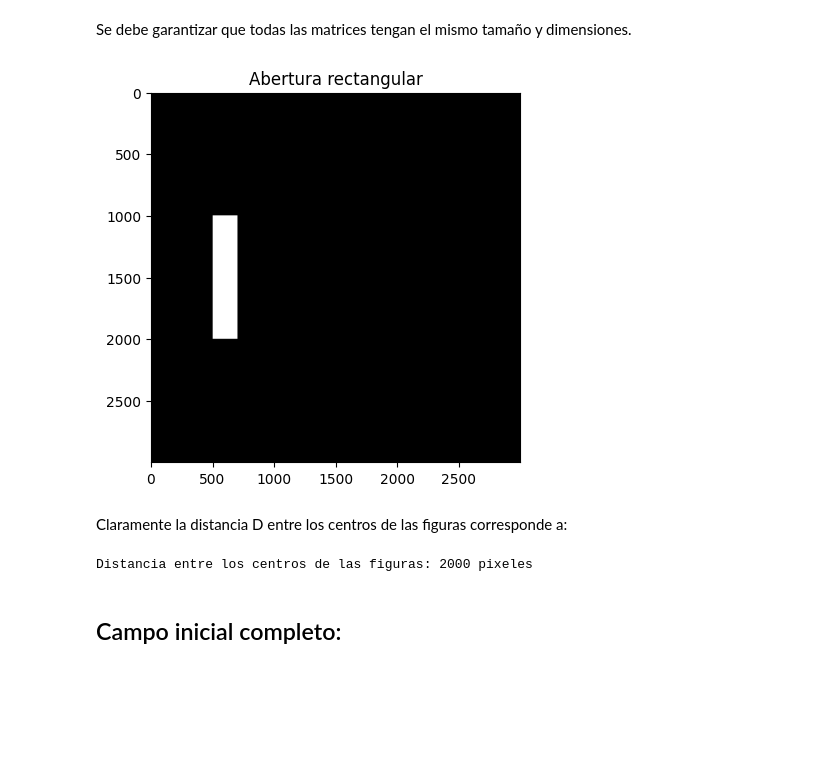
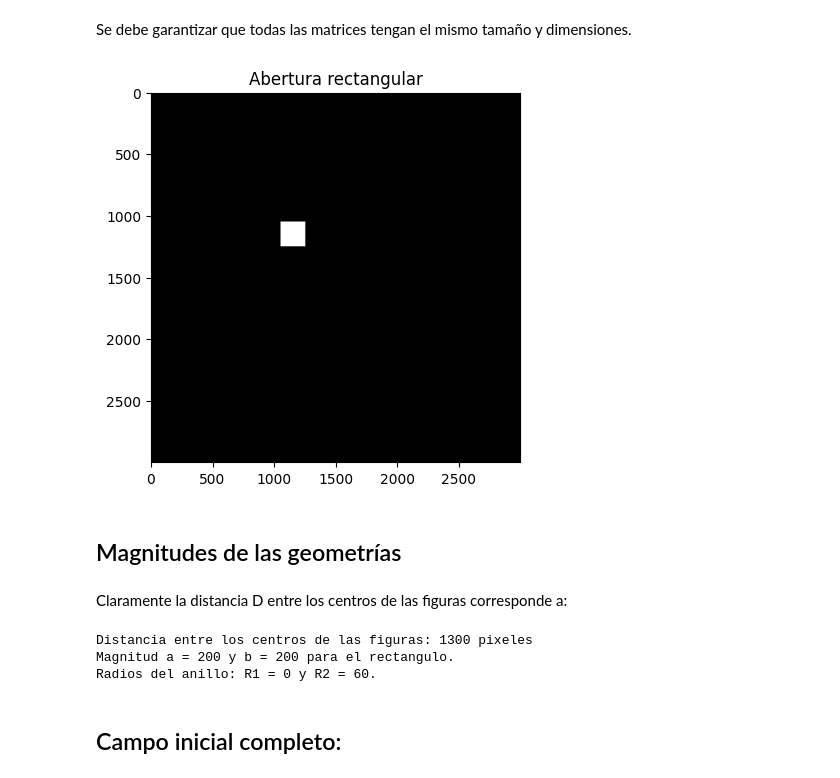
Before and after one commit to Felipe0Parra/IO, a Jupyter notebook: Paulina.ipynb, the cells around one changed output. Cells and saved outputs as stored; diff of their text form; code cells hidden in the pictures; blank space fills up the shorter version.

```diff
--- a/Paulina.ipynb
+++ b/Paulina.ipynb
@@ -121,27 +121,33 @@ Se debe garantizar que todas las matrices tengan el mismo tamaño y dimensiones.
 # %%
 rectangulo = np.zeros((3000, 3000))
 
-esquina_1 = (500, 1000)    # Posición (Horizontal, Vertical) de la esquina superior izquierda.
-esquina_2 = (700, 2000)   # Posición (Horizontal, Vertical) de la esquina inferior derecha.
+esquina_1 = (1050, 1050)    # Posición (Horizontal, Vertical) de la esquina superior izquierda.
+esquina_2 = (1250, 1250)   # Posición (Horizontal, Vertical) de la esquina inferior derecha.
 
 # Por lo cual, las dimensiones son:
 a = np.abs(esquina_2[0] - esquina_1[0])
 b = np.abs(esquina_1[1] - esquina_2[1])
 
 cv2.rectangle(rectangulo, esquina_1, esquina_2, 1, -1)
 
 plt.imshow(rectangulo, cmap = 'gray')
 plt.title('Abertura rectangular')
 plt.show()
 # %% [output]
-[figure, old version]
+[figure, new version]
+# %% [markdown]
+## Magnitudes de las geometrías
 # %% [markdown]
 Claramente la distancia D entre los centros de las figuras corresponde a:
 # %%
 D = np.abs((esquina_2[0] - esquina_1[0]) - centro[0])
 print(f"Distancia entre los centros de las figuras: {D} pixeles")
+print(f"Magnitud a = {a} y b = {b} para el rectangulo.")
+print(f"Radios del anillo: R1 = {R_1} y R2 = {R_2}.")
 # %% [output]
-Distancia entre los centros de las figuras: 2000 pixeles
+Distancia entre los centros de las figuras: 1300 pixeles
+Magnitud a = 200 y b = 200 para el rectangulo.
+Radios del anillo: R1 = 0 y R2 = 60.
 # %% [markdown]
 ## Campo inicial completo:
 # %% [markdown]
```
Also changed, not shown: parts of 7 cells of this notebook.
